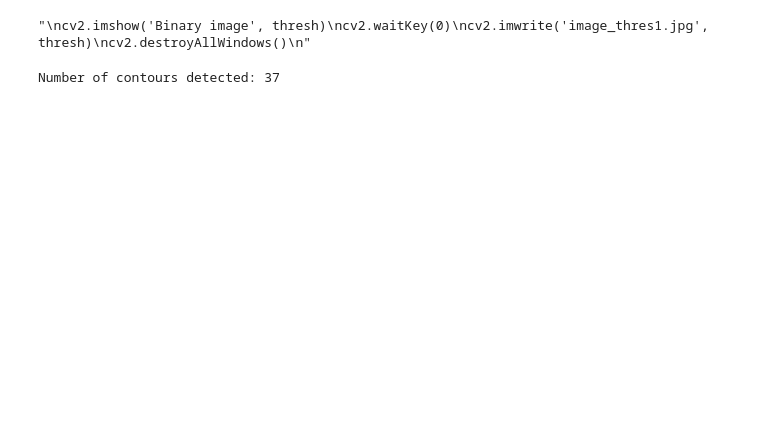
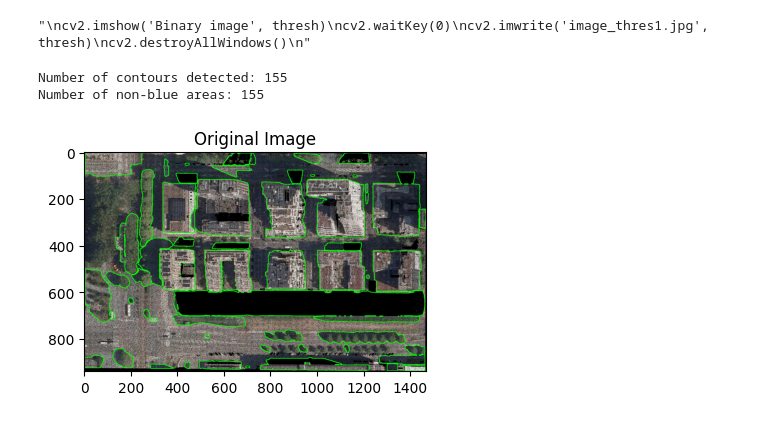
Before and after one commit to LRMPUT/internship_enssat_put, a Jupyter notebook: lidar-segment/lidar-segment/tif_interpret.ipynb, the cells around one changed output. Saved outputs shown, nothing was run; the diff lists cells and outputs as text; code cells hidden in the pictures; blank space fills up the shorter version.

```diff
--- a/lidar-segment/lidar-segment/tif_interpret.ipynb
+++ b/lidar-segment/lidar-segment/tif_interpret.ipynb
@@ -7,6 +7,7 @@ import matplotlib.pyplot as plt
 
 # Load the image
 image_path = "/home/savinien/Documents/Polonie/lidar-segment/lidar-segment/labeled.tif"
+raster_path = "/home/savinien/Documents/Polonie/lidar-segment/lidar-segment/raster.tif"
 image = cv2.imread(image_path)
 # %%
 # Convert to HSV color space
@@ -70,17 +71,37 @@ cv2.destroyAllWindows()
 # %%
 # detect the contours on the binary image using cv2.CHAIN_APPROX_NONE
 contours, hierarchy = cv2.findContours(image=thresh, mode=cv2.RETR_TREE, method=cv2.CHAIN_APPROX_NONE)
 
 # draw contours on the original image
+image = cv2.imread(raster_path)
+cv2.imshow("", image)
+cv2.waitKey(0)
+cv2.destroyAllWindows()
 image_copy = image.copy()
 cv2.drawContours(image=image_copy, contours=contours, contourIdx=-1, color=(0, 255, 0), thickness=2, lineType=cv2.LINE_AA)
 
 nb_contours = len(contours)
 print(f"Number of contours detected: {nb_contours}")
 
-# see the results
-cv2.imshow('None approximation', image_copy)
-cv2.waitKey(0)
-cv2.destroyAllWindows()
+# Draw contours on the original image for visualization
+contour_image = image.copy()
+
+cv2.drawContours(contour_image, contours, -1, (0, 255, 0), 2)
+
+# Count the number of detected non-blue areas
+num_non_blue_areas = len(contours)
+
+print(f"Number of non-blue areas: {num_non_blue_areas}")
+
+# Visualize the masks and contours
+plt.figure(figsize=(15, 5))
+
+plt.subplot(1, 3, 1)
+plt.imshow(cv2.cvtColor(contour_image, cv2.COLOR_BGR2RGB))
+plt.title("Original Image")
+
+plt.show()
 # %% [output]
-Number of contours detected: 37
+Number of contours detected: 155
+Number of non-blue areas: 155
+[figure, added]
```
Also changed, not shown: parts of 1 cell of this notebook, 2 other files.
